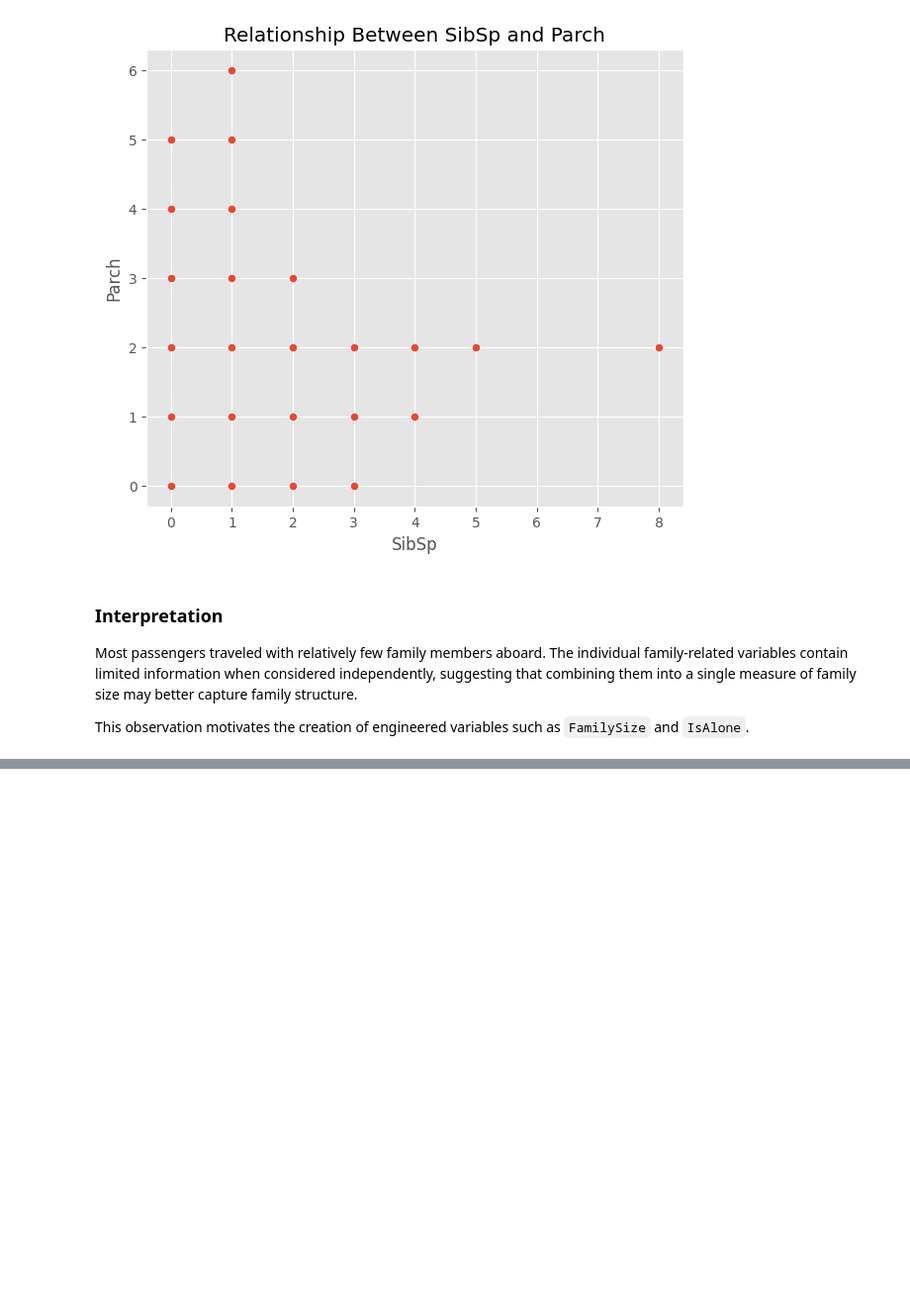
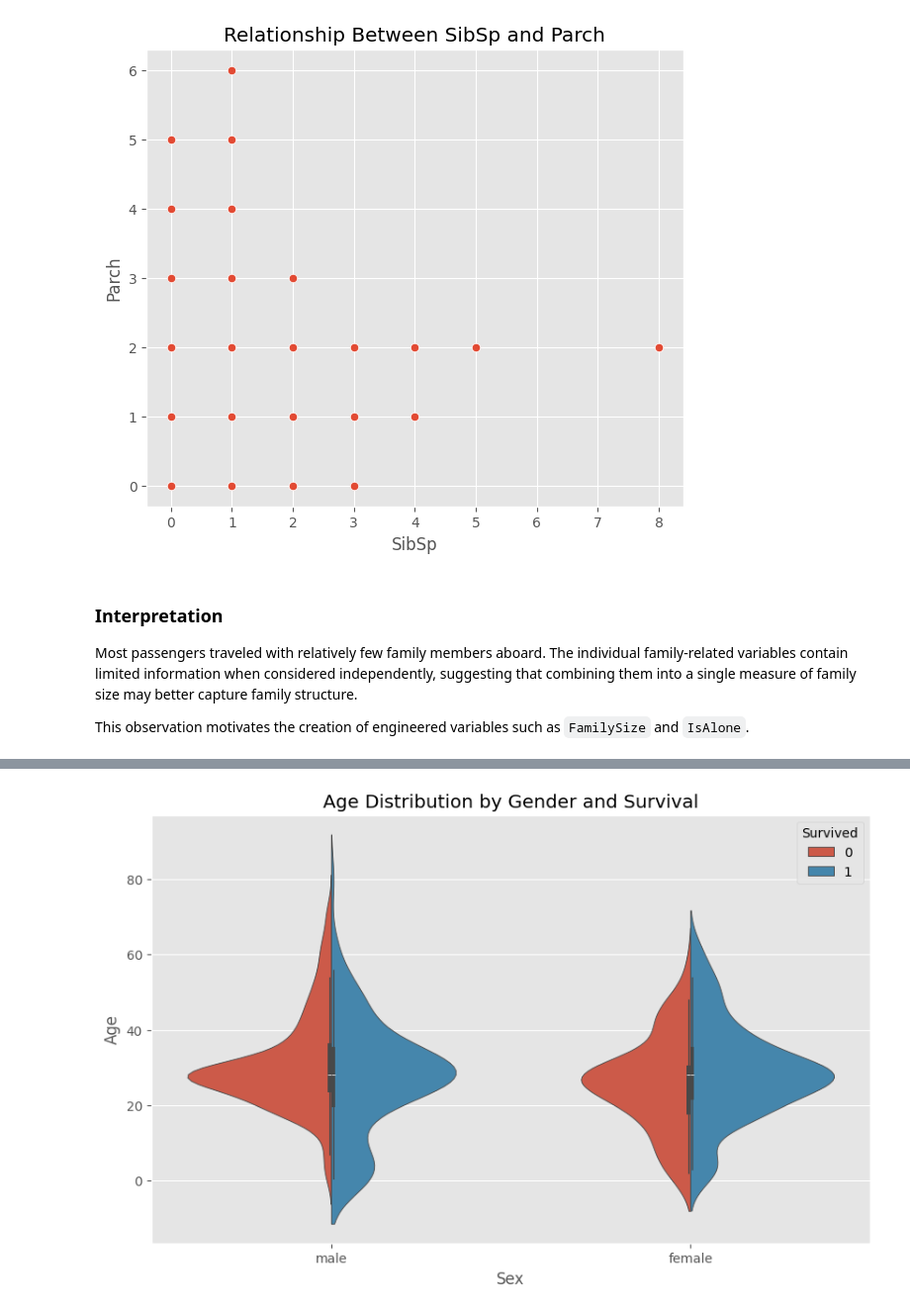
Before and after one commit to dipjyotisarmads2004-lgtm/titanic-survival-analysis, a Jupyter notebook: notebooks/03_exploratory_data_analysis.ipynb, the cells around one changed output, grey strips where cells are left out. Shown at 99% size. Drawn from its saved outputs; the diff is of its cells as text; code cells hidden in the pictures; blank space fills up the shorter version.

```diff
--- a/notebooks/03_exploratory_data_analysis.ipynb
+++ b/notebooks/03_exploratory_data_analysis.ipynb
@@ -575,0 +659,16 @@ This observation motivates the creation of engineered variables such as `FamilyS
+# %%
+plt.figure(figsize=(10,6))
+
+sns.violinplot(
+    data=df,
+    x="Sex",
+    y="Age",
+    hue="Survived",
+    split=True
+)
+
+plt.title("Age Distribution by Gender and Survival")
+
+plt.show()
+# %% [output]
+[figure, added]
```
Also changed, not shown: parts of 17 cells of this notebook.
